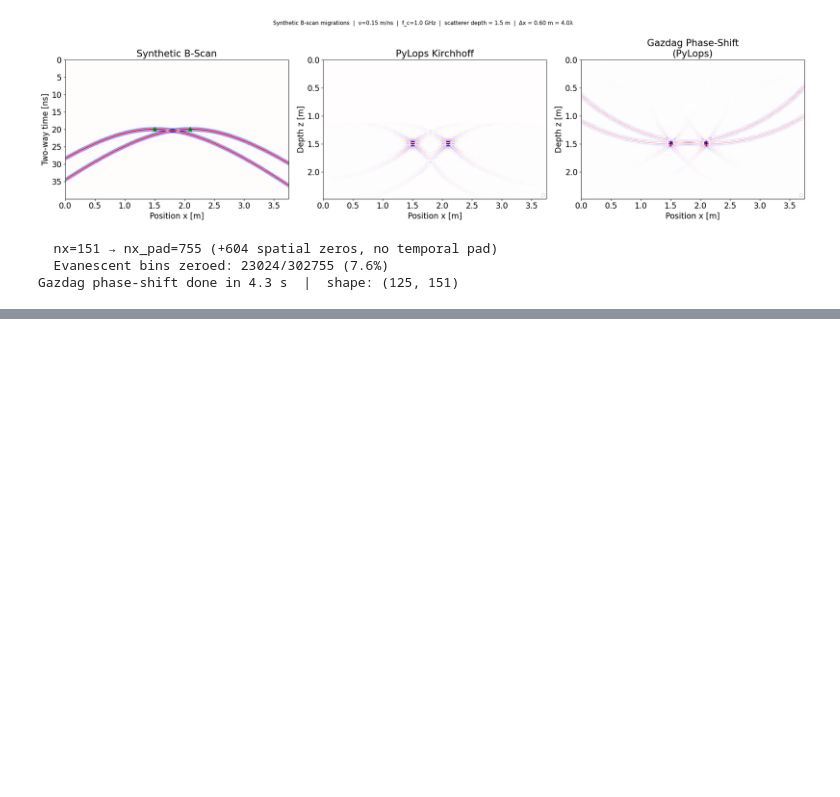
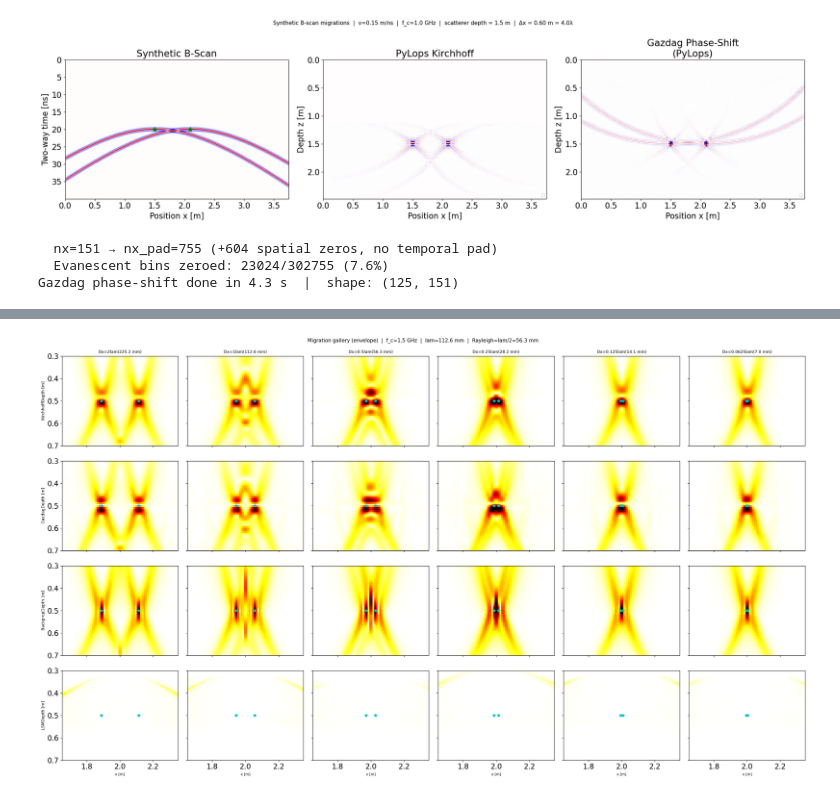
Before and after one commit to ConnervanK/Thesiss, a Jupyter notebook: TimeLapse_Notebooks/B_Scan_Migration_Playground.ipynb, the cells around one changed output, grey strips where cells are left out. Drawn from its saved outputs; the diff is of its cells as text; code cells hidden in the pictures; blank space fills up the shorter version.

```diff
--- a/TimeLapse_Notebooks/B_Scan_Migration_Playground.ipynb
+++ b/TimeLapse_Notebooks/B_Scan_Migration_Playground.ipynb
@@ -1237,0 +1549,97 @@ Gazdag phase-shift done in 4.3 s  |  shape: (125, 151)
+# %%
+# Figure 2 -- Migration gallery  (4 methods x N separations, Hilbert envelope)
+_n = len(rs_results)
+_methods = [
+    ('img_kh',  'Kirchhoff'),
+    ('img_gz',  'Gazdag'),
+    ('img_bp',  'Backprop'),
+    ('img_lsm', 'LSM'),
+]
+_n_methods = len(_methods)
+
+_fig2, _ax2 = plt.subplots(_n_methods, _n,
+                            figsize=(4.0 * _n, 3.5 * _n_methods),
+                            sharex=True, sharey=True)
+
+for _row, (_key, _lbl) in enumerate(_methods):
+    for _col, r in enumerate(rs_results):
+        _ax = _ax2[_row, _col]
+        _img = r[_key]
+        _env = _img / (np.max(_img) + 1e-30) if _key == 'img_bp' else hilbert_env(_img)
+        _ax.imshow(_env, aspect='auto', cmap='hot_r', vmin=0, vmax=1,
+                   extent=[x_img[0], x_img[-1], z_img[-1], z_img[0]], origin='upper')
+        _ax.set_xlim(1.65, 2.35)
+        _ax.set_ylim(0.70, 0.30)
+        _ax.plot(r['xs1'], z_scat, 'c*', ms=7, zorder=5)
+        _ax.plot(r['xs2'], z_scat, 'c*', ms=7, zorder=5)
+        if _col == 0:
+            _ax.set_ylabel(f'{_lbl}Depth [m]', fontsize=9)
+        if _row == 0:
+            _ax.set_title(f'Dx={r["factor"]:g}lam({r["delta_m"]*1e3:.1f} mm)', fontsize=9)
+        if _row == _n_methods - 1:
+            _ax.set_xlabel('x [m]', fontsize=8)
+
+_fig2.suptitle(
+    f'Migration gallery (envelope)  |  f_c={f_c_GHz} GHz  |  '
+    f'lam={wavelength_ice*1e3:.1f} mm  |  Rayleigh=lam/2={wavelength_ice/2*1e3:.1f} mm',
+    fontsize=11)
+plt.tight_layout()
+plt.savefig(STUDY_ROOT / 'gallery_migrations.png', dpi=150, bbox_inches='tight')
+plt.show()
+print('Saved: gallery_migrations.png')
+
+
+# Figure 3 -- 1D PSF envelope grid  (rows = scatterer separation, cols = method)
+# Each subplot shows the normalised PSF envelope at the peak depth for one
+# (method, separation) combination -- clean comparison without overloading one axes.
+_methods_psf = [
+    ('img_kh',  'Kirchhoff'),
+    ('img_gz',  'Gazdag'),
+    ('img_bp',  'Backprop'),
+    ('img_lsm', 'LSM'),
+]
+_n_rows = len(rs_results)
+_n_cols = len(_methods_psf)
+
+_fig3, _ax3 = plt.subplots(_n_rows, _n_cols,
+                            figsize=(4.5 * _n_cols, 2.8 * _n_rows),
+                            sharex=True, sharey=True)
+
+for _row, r in enumerate(rs_results):
+    for _col, (_key, _lbl) in enumerate(_methods_psf):
+        _ax = _ax3[_row, _col]
+        _img = r[_key]
+        _e2d = _img / (np.max(_img) + 1e-30) if _key == 'img_bp' else hilbert_env(_img)
+        _iz  = find_peak_depth(_e2d, z_img, z_scat)
+        _e1d = _e2d[_iz] / (np.max(_e2d[_iz]) + 1e-30)
+        _fw  = fwhm(x_img, _e1d)
+        _fw_str = f'{_fw*1e3:.1f} mm' if not np.isnan(_fw) else 'N/A'
+
+        _ax.plot(x_img, _e1d, color='steelblue', lw=1.5)
+        _ax.axvline(r['xs1'], color='tomato', ls='--', lw=0.9, alpha=0.8)
+        _ax.axvline(r['xs2'], color='tomato', ls='--', lw=0.9, alpha=0.8)
+        _ax.axhline(0.5, color='gray', ls=':', lw=0.8)
+        _ax.set_xlim(1.65, 2.35)
+        _ax.set_ylim(-0.05, 1.15)
+        _ax.text(0.97, 0.91, f'FWHM={_fw_str}', transform=_ax.transAxes,
+                 fontsize=7.5, ha='right', va='top',
+                 bbox=dict(boxstyle='round,pad=0.2', fc='white', alpha=0.75))
+
+        if _row == 0:
+            _ax.set_title(_lbl, fontsize=10, fontweight='bold')
+        if _col == 0:
+            _ax.set_ylabel(f'Dx={r["factor"]:g}lam  ({r["delta_m"]*1e3:.1f} mm)Norm. envelope',
+                fontsize=8)
+        if _row == _n_rows - 1:
+            _ax.set_xlabel('x [m]', fontsize=8)
+
+_fig3.suptitle(
+    f'1D PSF envelopes  |  rows = scatterer separation  |  cols = migration method  |  '
+    f'f_c={f_c_GHz} GHz  |  Rayleigh = lam/2 = {wavelength_ice/2*1e3:.1f} mm',
+    fontsize=11)
+plt.tight_layout()
+plt.savefig(STUDY_ROOT / 'psf_envelopes_1d.png', dpi=150, bbox_inches='tight')
+plt.show()
+print('Saved: psf_envelopes_1d.png')
+# %% [output]
+[figure, added]
```
Also changed, not shown: parts of 8 cells of this notebook, 2 other files.
